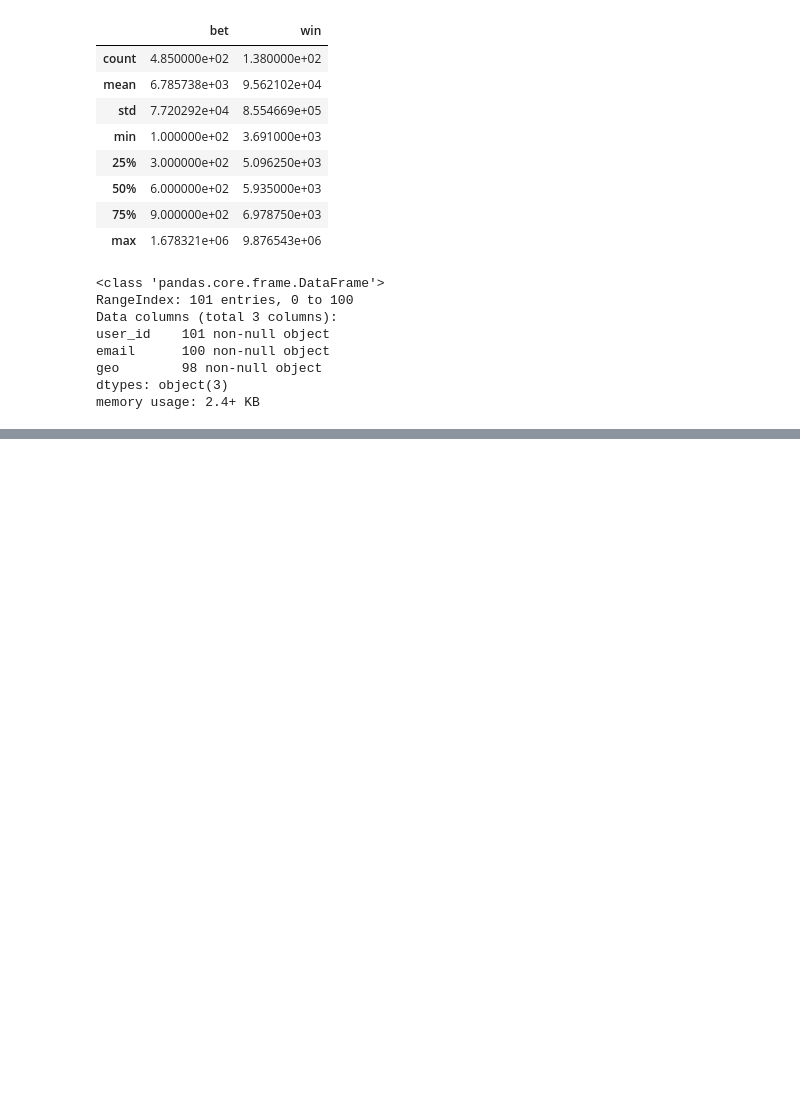
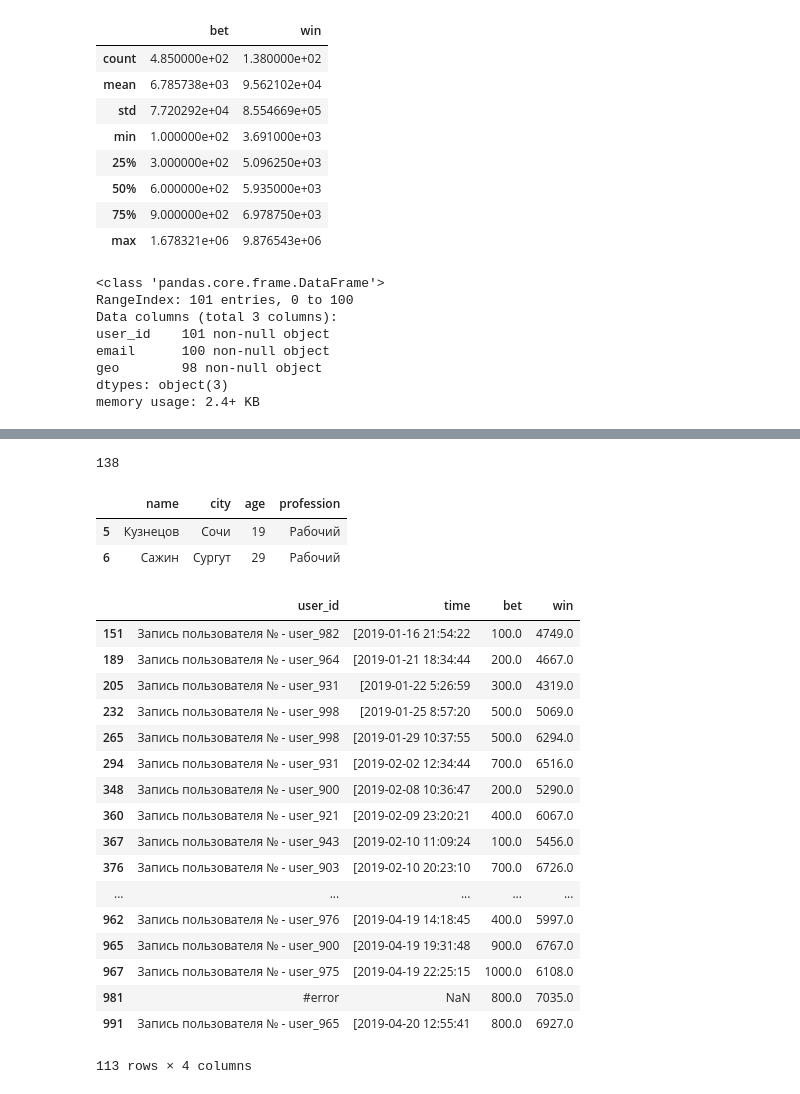
Before and after one commit to eczex/SkillFactory-DST-PRO, a Jupyter notebook: unit-1/PYTHON-8. Очистка данных.ipynb, the cells around one changed output, grey strips where cells are left out. Saved outputs shown, nothing was run; the diff lists cells and outputs as text; code cells hidden in the pictures; blank space fills up the shorter version.

```diff
--- a/unit-1/PYTHON-8. Очистка данных.ipynb
+++ b/unit-1/PYTHON-8. Очистка данных.ipynb
@@ -86,0 +133,35 @@ users.columns = ['user_id', 'email', 'geo', ]
+# %%
+log_win = log[log.win > 0]
+win_count = len(log_win)
+win_count
+# %% [output]
+138
+# %%
+sample2 = sample[(sample.age < 30) & (sample.profession == 'Рабочий')]
+sample2
+# %% [output]
+|  | name | city | age | profession |
+| 5 | Кузнецов | Сочи | 19 | Рабочий |
+| 6 | Сажин | Сургут | 29 | Рабочий |
+# %%
+log2 = log.query('bet < 2000 & win > 0')
+log2
+# %% [output]
+|  | user_id | time | bet | win |
+| 151 | Запись пользователя № - user_982 | [2019-01-16 21:54:22 | 100.0 | 4749.0 |
+| 189 | Запись пользователя № - user_964 | [2019-01-21 18:34:44 | 200.0 | 4667.0 |
+| 205 | Запись пользователя № - user_931 | [2019-01-22 5:26:59 | 300.0 | 4319.0 |
+| 232 | Запись пользователя № - user_998 | [2019-01-25 8:57:20 | 500.0 | 5069.0 |
+| 265 | Запись пользователя № - user_998 | [2019-01-29 10:37:55 | 500.0 | 6294.0 |
+| 294 | Запись пользователя № - user_931 | [2019-02-02 12:34:44 | 700.0 | 6516.0 |
+| 348 | Запись пользователя № - user_900 | [2019-02-08 10:36:47 | 200.0 | 5290.0 |
+| 360 | Запись пользователя № - user_921 | [2019-02-09 23:20:21 | 400.0 | 6067.0 |
+| 367 | Запись пользователя № - user_943 | [2019-02-10 11:09:24 | 100.0 | 5456.0 |
+| 376 | Запись пользователя № - user_903 | [2019-02-10 20:23:10 | 700.0 | 6726.0 |
+| ... | ... | ... | ... | ... |
+| 962 | Запись пользователя № - user_976 | [2019-04-19 14:18:45 | 400.0 | 5997.0 |
+| 965 | Запись пользователя № - user_900 | [2019-04-19 19:31:48 | 900.0 | 6767.0 |
+| 967 | Запись пользователя № - user_975 | [2019-04-19 22:25:15 | 1000.0 | 6108.0 |
+| 981 | #error | NaN | 800.0 | 7035.0 |
+| 991 | Запись пользователя № - user_965 | [2019-04-20 12:55:41 | 800.0 | 6927.0 |
+113 rows × 4 columns
```
Also changed, not shown: parts of 21 cells of this notebook.
